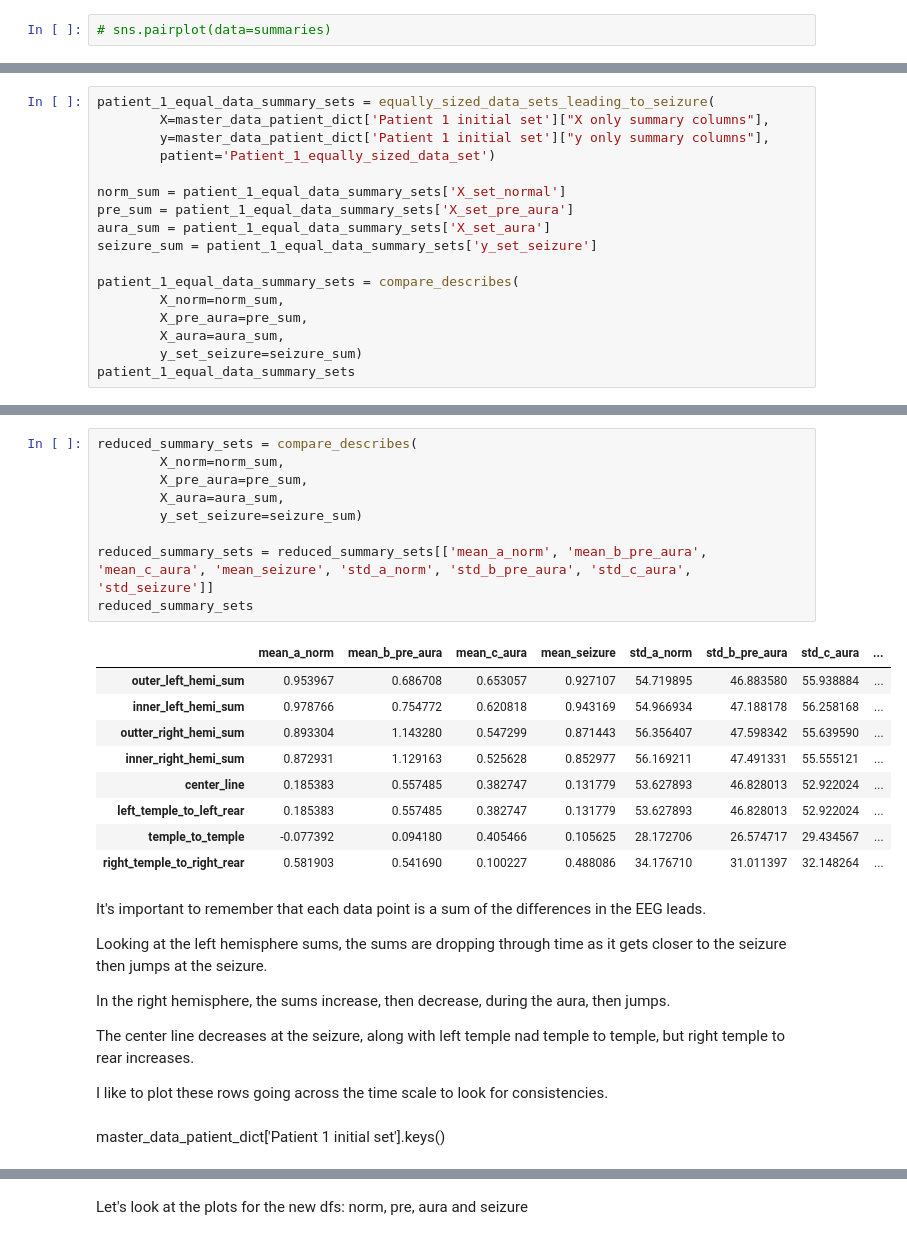
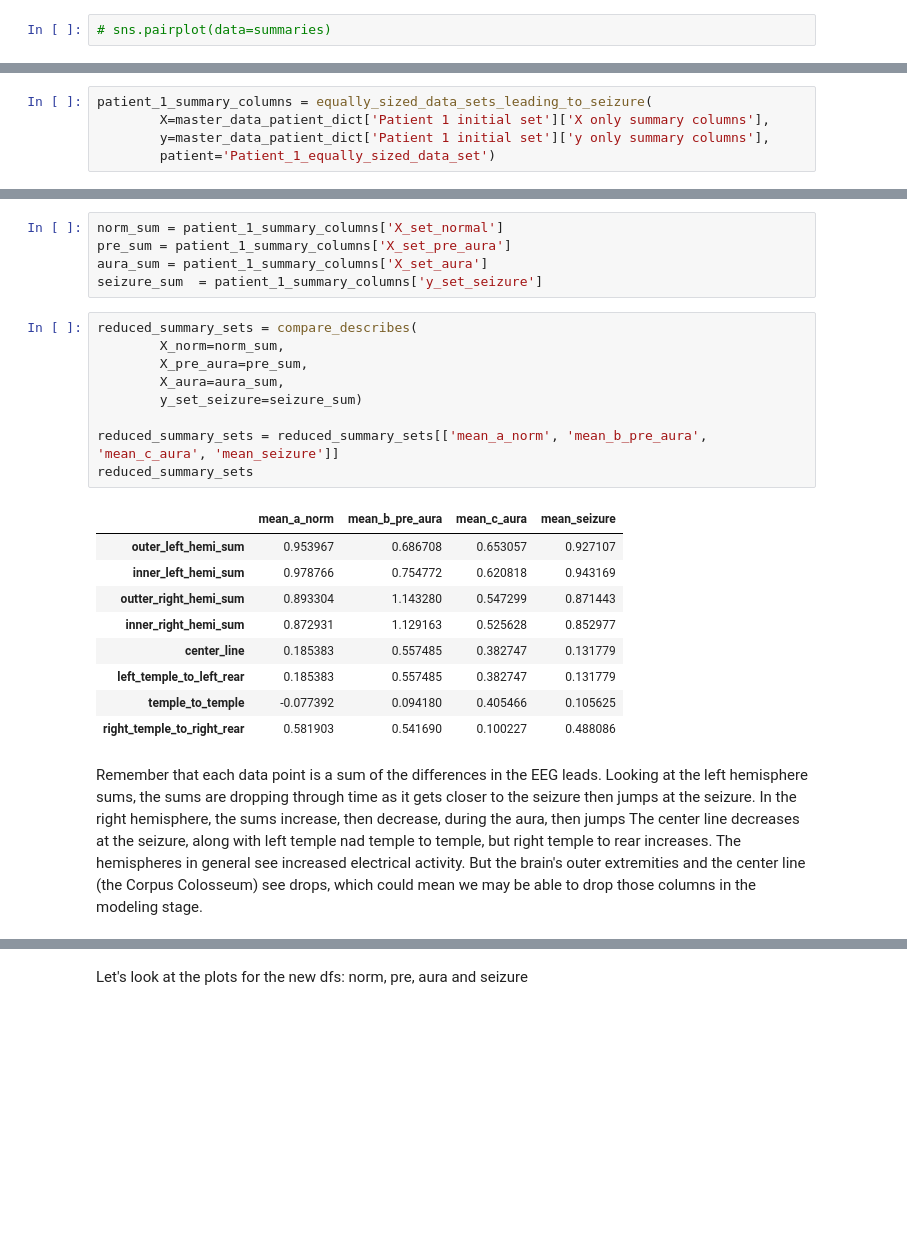
Before and after one commit to eipiisneg1/seizure_prediction_model, a Jupyter notebook: patient_1_02_EDA_step.ipynb, the cells around one changed output, grey strips where cells are left out. Cells and saved outputs as stored; diff of their text form; blank space fills up the shorter version.

```diff
--- a/patient_1_02_EDA_step.ipynb
+++ b/patient_1_02_EDA_step.ipynb
@@ -599,19 +596,7 @@ Looking across in the mean columns let's us see if the mean is consistently goin
 # %%
-patient_1_equal_data_summary_sets = equally_sized_data_sets_leading_to_seizure(
-		X=master_data_patient_dict['Patient 1 initial set']["X only summary columns"],
-		y=master_data_patient_dict['Patient 1 initial set']["y only summary columns"],
+patient_1_summary_columns = equally_sized_data_sets_leading_to_seizure(
+		X=master_data_patient_dict['Patient 1 initial set']['X only summary columns'],
+		y=master_data_patient_dict['Patient 1 initial set']['y only summary columns'],
 		patient='Patient_1_equally_sized_data_set')
-
-norm_sum = patient_1_equal_data_summary_sets['X_set_normal']
-pre_sum = patient_1_equal_data_summary_sets['X_set_pre_aura']
-aura_sum = patient_1_equal_data_summary_sets['X_set_aura']
-seizure_sum = patient_1_equal_data_summary_sets['y_set_seizure']
-
-patient_1_equal_data_summary_sets = compare_describes(
-		X_norm=norm_sum,
-		X_pre_aura=pre_sum,
-		X_aura=aura_sum,
-		y_set_seizure=seizure_sum)
-patient_1_equal_data_summary_sets
 # %% [output]
 ((1657853, 1668093), (1668094, 1678334), (1678335, 1688575), (1688576, 1698816))
@@ -628,31 +603,31 @@ patient_1_equal_data_summary_sets
+# %%
+norm_sum = patient_1_summary_columns['X_set_normal']
+pre_sum = patient_1_summary_columns['X_set_pre_aura']
+aura_sum = patient_1_summary_columns['X_set_aura']
+seizure_sum  = patient_1_summary_columns['y_set_seizure']
 # %%
 reduced_summary_sets = compare_describes(
 		X_norm=norm_sum,
 		X_pre_aura=pre_sum,
 		X_aura=aura_sum,
 		y_set_seizure=seizure_sum)
 
-reduced_summary_sets = reduced_summary_sets[['mean_a_norm', 'mean_b_pre_aura', 'mean_c_aura', 'mean_seizure', 'std_a_norm', 'std_b_pre_aura', 'std_c_aura', 'std_seizure']]
+reduced_summary_sets = reduced_summary_sets[['mean_a_norm', 'mean_b_pre_aura', 'mean_c_aura', 'mean_seizure']]
 reduced_summary_sets
 # %% [output]
-|  | mean_a_norm | mean_b_pre_aura | mean_c_aura | mean_seizure | std_a_norm | std_b_pre_aura | std_c_aura | ... |
-| outer_left_hemi_sum | 0.953967 | 0.686708 | 0.653057 | 0.927107 | 54.719895 | 46.883580 | 55.938884 | ... |
-| inner_left_hemi_sum | 0.978766 | 0.754772 | 0.620818 | 0.943169 | 54.966934 | 47.188178 | 56.258168 | ... |
-| outter_right_hemi_sum | 0.893304 | 1.143280 | 0.547299 | 0.871443 | 56.356407 | 47.598342 | 55.639590 | ... |
-| inner_right_hemi_sum | 0.872931 | 1.129163 | 0.525628 | 0.852977 | 56.169211 | 47.491331 | 55.555121 | ... |
-| center_line | 0.185383 | 0.557485 | 0.382747 | 0.131779 | 53.627893 | 46.828013 | 52.922024 | ... |
-| left_temple_to_left_rear | 0.185383 | 0.557485 | 0.382747 | 0.131779 | 53.627893 | 46.828013 | 52.922024 | ... |
-| temple_to_temple | -0.077392 | 0.094180 | 0.405466 | 0.105625 | 28.172706 | 26.574717 | 29.434567 | ... |
-| right_temple_to_right_rear | 0.581903 | 0.541690 | 0.100227 | 0.488086 | 34.176710 | 31.011397 | 32.148264 | ... |
+|  | mean_a_norm | mean_b_pre_aura | mean_c_aura | mean_seizure |
+| outer_left_hemi_sum | 0.953967 | 0.686708 | 0.653057 | 0.927107 |
+| inner_left_hemi_sum | 0.978766 | 0.754772 | 0.620818 | 0.943169 |
+| outter_right_hemi_sum | 0.893304 | 1.143280 | 0.547299 | 0.871443 |
+| inner_right_hemi_sum | 0.872931 | 1.129163 | 0.525628 | 0.852977 |
+| center_line | 0.185383 | 0.557485 | 0.382747 | 0.131779 |
+| left_temple_to_left_rear | 0.185383 | 0.557485 | 0.382747 | 0.131779 |
+| temple_to_temple | -0.077392 | 0.094180 | 0.405466 | 0.105625 |
+| right_temple_to_right_rear | 0.581903 | 0.541690 | 0.100227 | 0.488086 |
 # %% [markdown]
-It's important to remember that each data point is a sum of the differences in the EEG leads.
-
+Remember that each data point is a sum of the differences in the EEG leads.
 Looking at the left hemisphere sums, the sums are dropping through time as it gets closer to the seizure then jumps at the seizure.
-
-In the right hemisphere, the sums increase, then decrease, during the aura, then jumps.
-
+In the right hemisphere, the sums increase, then decrease, during the aura, then jumps
 The center line decreases at the seizure, along with left temple nad temple to temple, but right temple to rear increases.
-
-I like to plot these rows going across the time scale to look for consistencies.
+The hemispheres in general see increased electrical activity.
+But the brain's outer extremities and the center line (the Corpus Colosseum) see drops, which could mean we may be able to drop those columns in the modeling stage.
-# %% [markdown]
-master_data_patient_dict['Patient 1 initial set'].keys()
```
Also changed, not shown: parts of 72 cells of this notebook.
